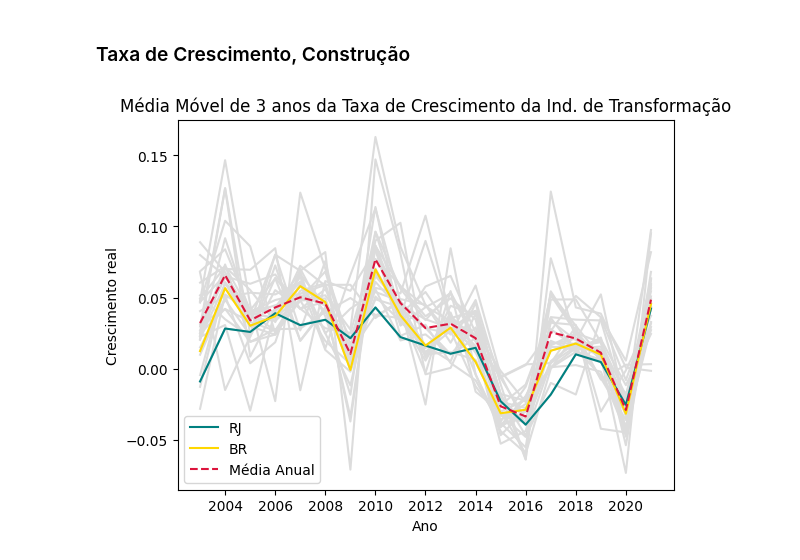
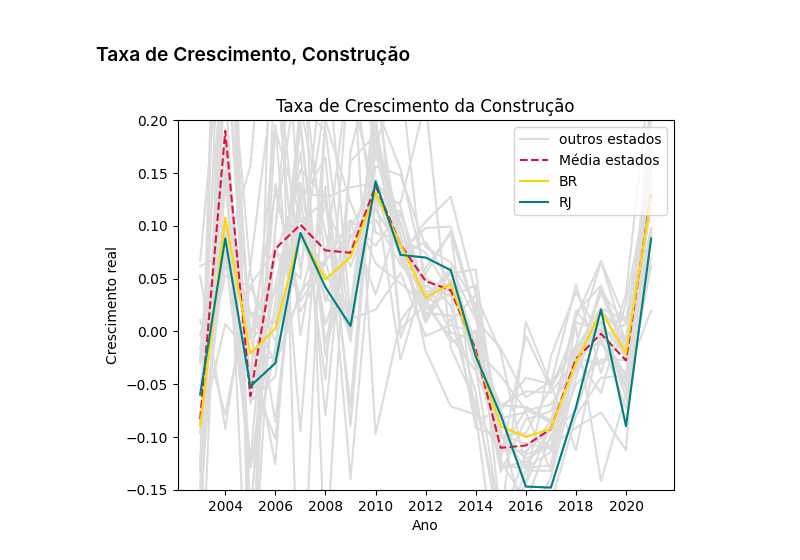
Before and after one commit to leoaucar/tratamento_contas_regionais, a Jupyter notebook: extracao_categorias.ipynb, the cells around one changed output. Drawn from its saved outputs; the diff is of its cells as text; code cells hidden in the pictures.

```diff
--- a/extracao_categorias.ipynb
+++ b/extracao_categorias.ipynb
@@ -280,19 +482,21 @@ criacao_ranking('Extrativa_crescimento',df_extrativa_crescimento)
 ### Taxa de Crescimento, Construção
 # %%
 #PLOTAR GRAFICO COMPARATIVO
-df_construcao_crescimento = criacao_df_grafico('Total das Atividades','Taxa de Crescimento')
+df_construcao_crescimento = criacao_df_grafico('Construção','Taxa de Crescimento')
 
 fig, ax = plt.subplots()
 ax.plot(df_construcao_crescimento.drop('Média', axis=1), color='gainsboro')
+ax.plot(df_construcao_crescimento['São Paulo'], color='gainsboro', label='outros estados')
+ax.plot(df_construcao_crescimento['Média'], color = 'crimson', label='Média estados', linestyle='--')
+ax.plot(df_construcao_crescimento['Brasil'], color = 'gold', label='BR')
 ax.plot(df_construcao_crescimento['Rio de Janeiro'], color='teal', label='RJ')
-ax.plot(df_construcao_crescimento['Brasil'], color = 'gold', label='BR')
-ax.plot(df_construcao_crescimento['Média'], color = 'crimson', label='Média Anual', linestyle='--')
 
-plt.title('Média Móvel de 3 anos da Taxa de Crescimento da Ind. de Transformação')
+plt.title('Taxa de Crescimento da Construção')
 plt.ylabel('Crescimento real')
 plt.xlabel('Ano')
+ax.set_ylim([-0.15, 0.2])
 plt.legend()
 plt.savefig('./figuras/construcao_crescimento.svg')
 plt.show()
 # %% [output]
-[figure, old version]
+[figure, new version]
```
Also changed, not shown: parts of 47 cells of this notebook, 13 other files.
